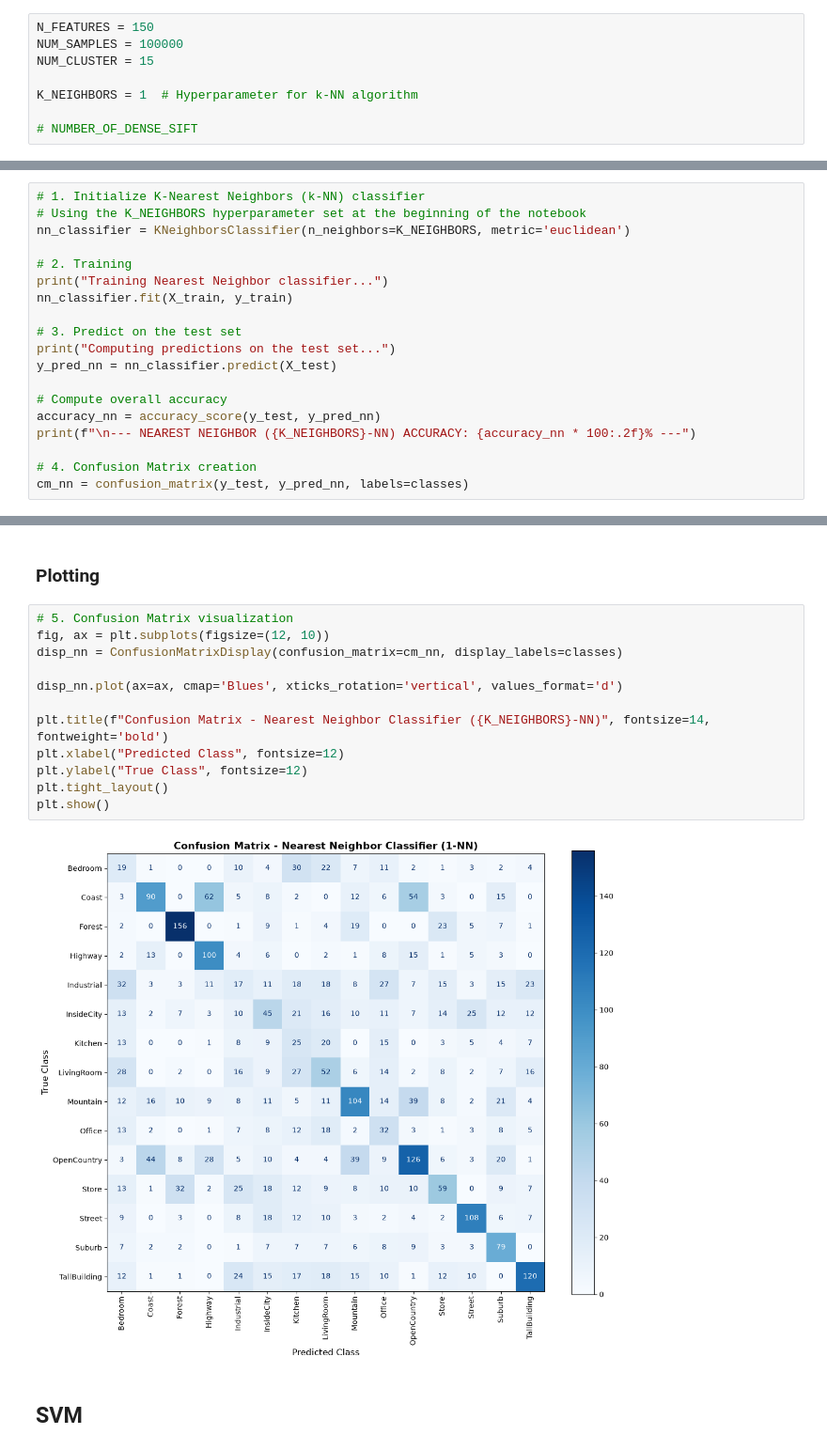
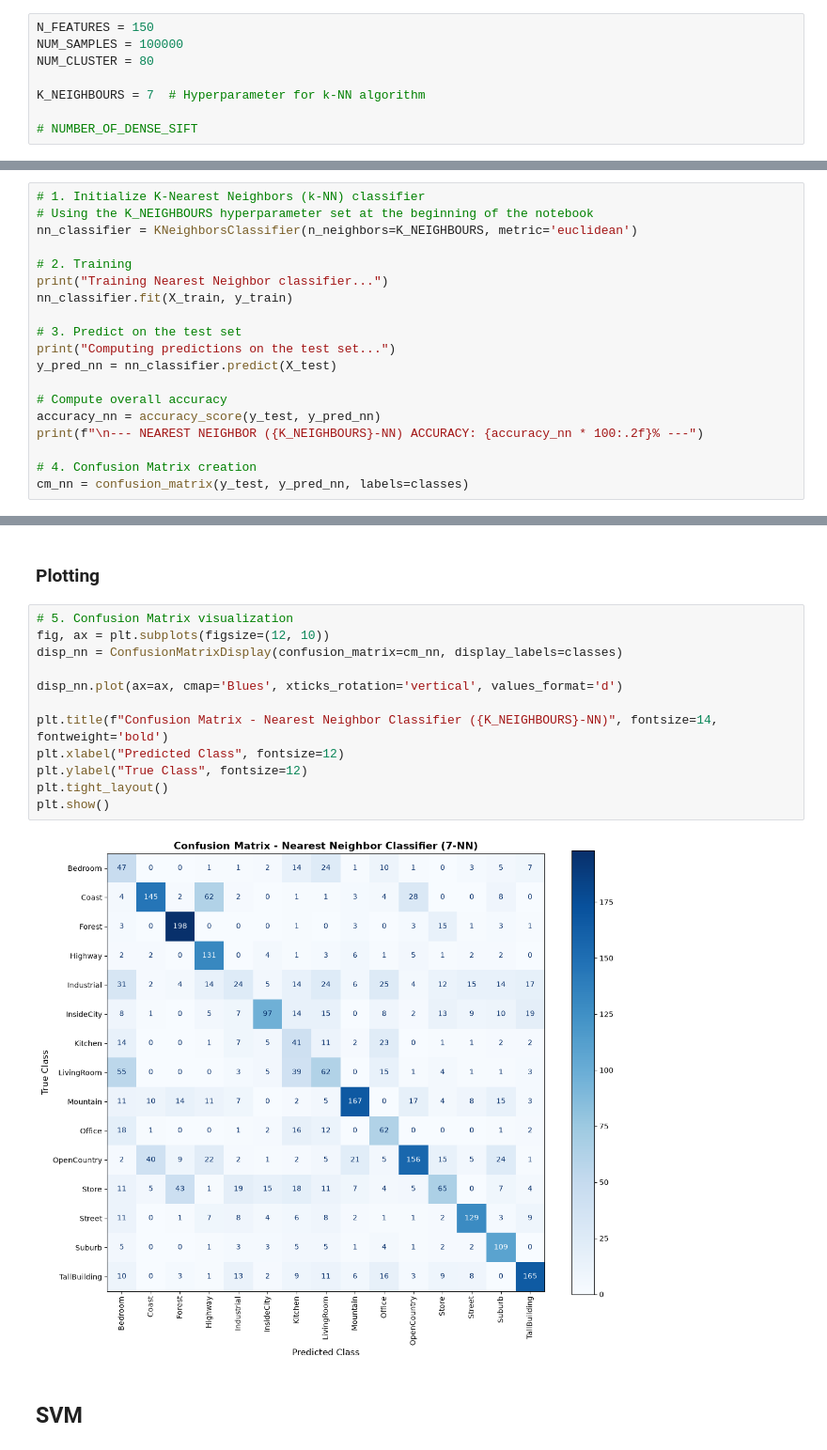
Before and after one commit to RebertoUNI/Computer-vision, a Jupyter notebook: project.ipynb, the cells around one changed output, grey strips where cells are left out. Shown at 94% size. Saved outputs shown, nothing was run; the diff lists cells and outputs as text.

```diff
--- a/project.ipynb
+++ b/project.ipynb
@@ -16,9 +16,9 @@ from scipy.spatial.distance import cdist
 # %%
 N_FEATURES = 150
 NUM_SAMPLES = 100000
-NUM_CLUSTER = 15
+NUM_CLUSTER = 80
 
-K_NEIGHBORS = 1  # Hyperparameter for k-NN algorithm
+K_NEIGHBOURS = 7  # Hyperparameter for k-NN algorithm
 
 # NUMBER_OF_DENSE_SIFT
 # %% [markdown]
@@ -433,8 +433,8 @@ plt.show()
 ## K nearest neighbour
 # %%
 # 1. Initialize K-Nearest Neighbors (k-NN) classifier
-# Using the K_NEIGHBORS hyperparameter set at the beginning of the notebook
-nn_classifier = KNeighborsClassifier(n_neighbors=K_NEIGHBORS, metric='euclidean')
+# Using the K_NEIGHBOURS hyperparameter set at the beginning of the notebook
+nn_classifier = KNeighborsClassifier(n_neighbors=K_NEIGHBOURS, metric='euclidean')
 
 # 2. Training
 print("Training Nearest Neighbor classifier...")
@@ -446,7 +446,7 @@ y_pred_nn = nn_classifier.predict(X_test)
 
 # Compute overall accuracy
 accuracy_nn = accuracy_score(y_test, y_pred_nn)
-print(f"\n--- NEAREST NEIGHBOR ({K_NEIGHBORS}-NN) ACCURACY: {accuracy_nn * 100:.2f}% ---")
+print(f"\n--- NEAREST NEIGHBOR ({K_NEIGHBOURS}-NN) ACCURACY: {accuracy_nn * 100:.2f}% ---")
 
 # 4. Confusion Matrix creation
 cm_nn = confusion_matrix(y_test, y_pred_nn, labels=classes)
@@ -460,17 +460,17 @@ Computing predictions on the test set...
 # %%
 # 5. Confusion Matrix visualization
 fig, ax = plt.subplots(figsize=(12, 10))
 disp_nn = ConfusionMatrixDisplay(confusion_matrix=cm_nn, display_labels=classes)
 
 disp_nn.plot(ax=ax, cmap='Blues', xticks_rotation='vertical', values_format='d')
 
-plt.title(f"Confusion Matrix - Nearest Neighbor Classifier ({K_NEIGHBORS}-NN)", fontsize=14, fontweight='bold')
+plt.title(f"Confusion Matrix - Nearest Neighbor Classifier ({K_NEIGHBOURS}-NN)", fontsize=14, fontweight='bold')
 plt.xlabel("Predicted Class", fontsize=12)
 plt.ylabel("True Class", fontsize=12)
 plt.tight_layout()
 plt.show()
 # %% [output]
-[figure, old version]
+[figure, new version]
 # %% [markdown]
 ## SVM
 # %%
```
Also changed, not shown: parts of 11 cells of this notebook.
